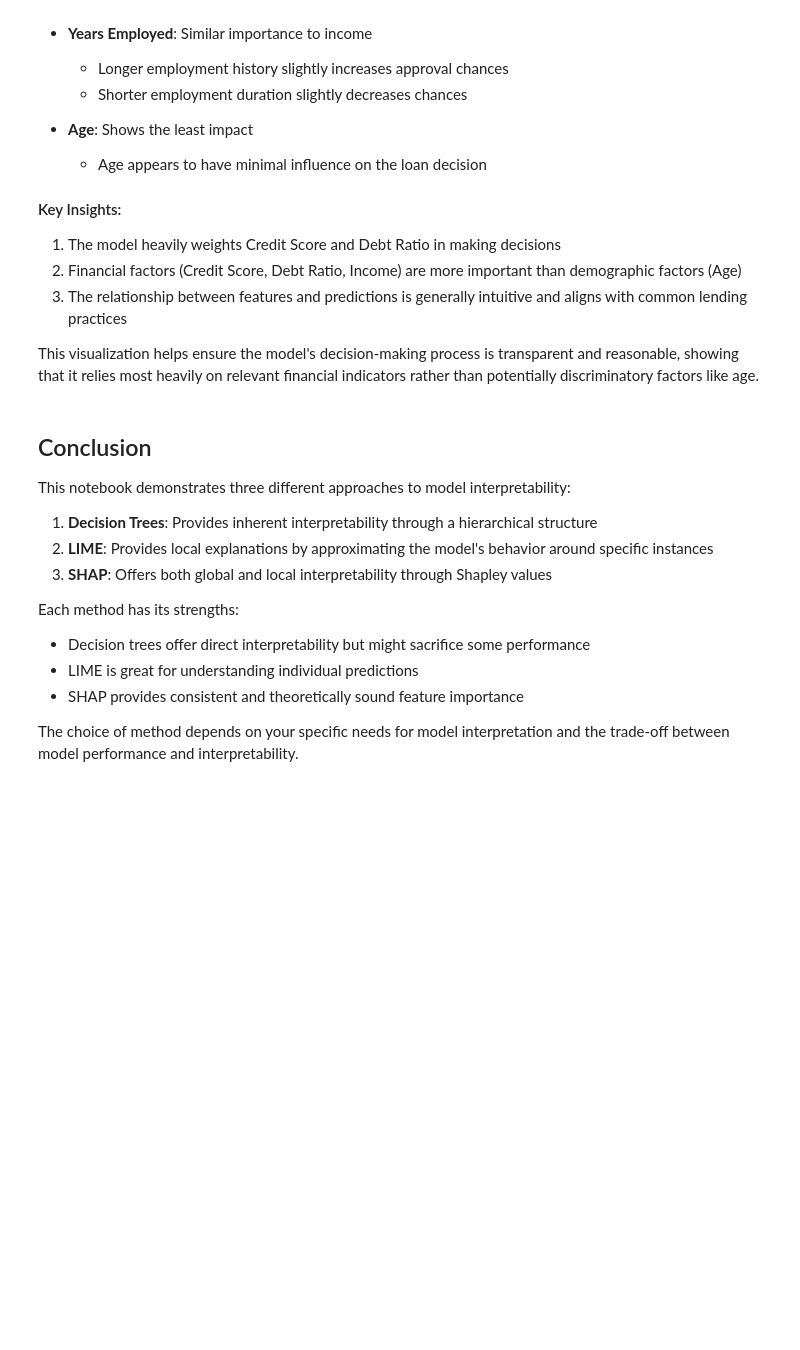
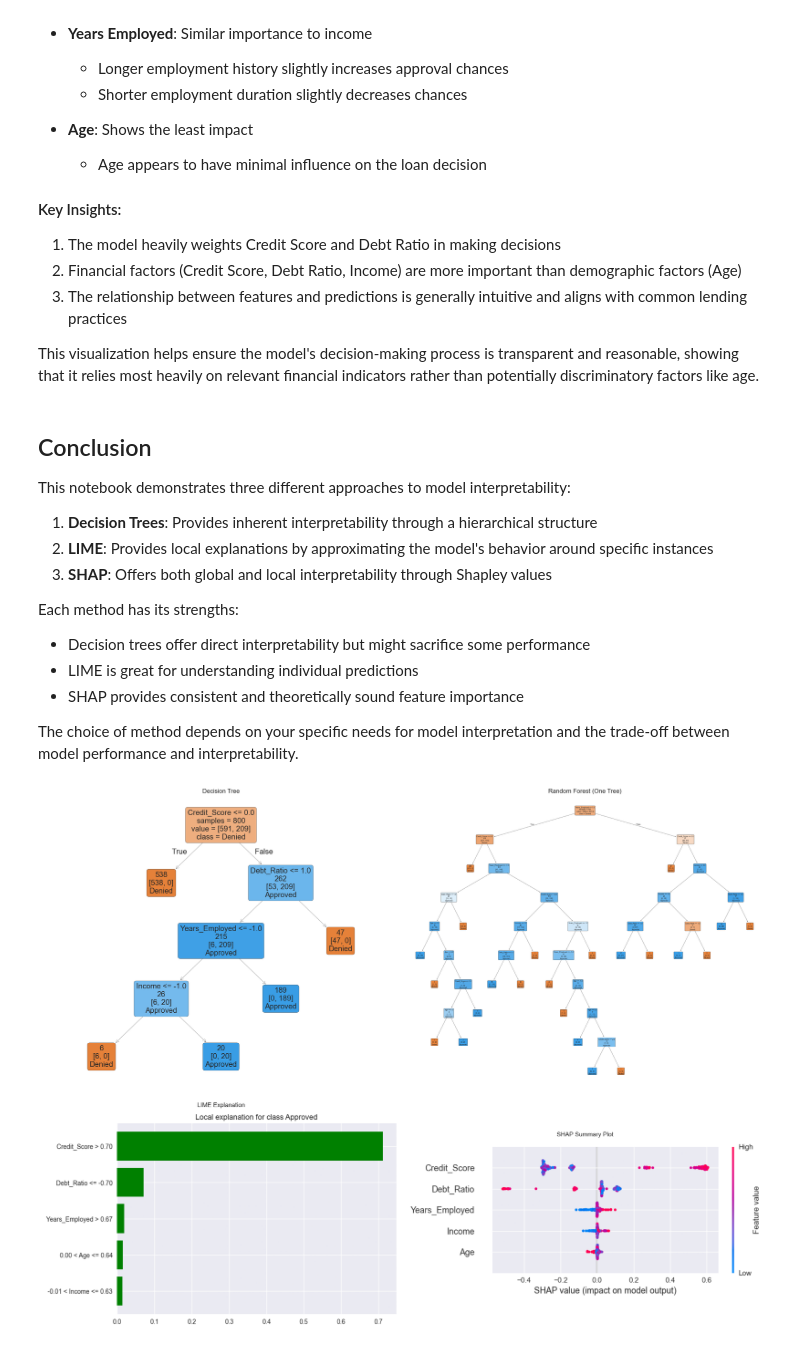
Before and after one commit to Prof-it/explain-ai, a Jupyter notebook: model_interpretability/model_explanations.ipynb, the cells around one changed output. Saved outputs shown, nothing was run; the diff lists cells and outputs as text; code cells hidden in the pictures; blank space fills up the shorter version.

```diff
--- a/model_interpretability/model_explanations.ipynb
+++ b/model_interpretability/model_explanations.ipynb
@@ -292,3 +292,68 @@ Each method has its strengths:
 
 
 The choice of method depends on your specific needs for model interpretation and the trade-off between model performance and interpretability.
+# %%
+import matplotlib.pyplot as plt
+from sklearn.tree import plot_tree
+import matplotlib.image as mpimg
+
+# Save LIME explanation as image
+lime_fig = exp.as_pyplot_figure()
+lime_fig.savefig("lime_explanation.png", bbox_inches='tight')
+plt.close(lime_fig)
+
+# Save SHAP summary as image
+shap.summary_plot(shap_values_positive, feature_df, show=False)
+plt.savefig("shap_summary.png", bbox_inches='tight')
+plt.close(plt.gcf())
+
+# Create the 2x2 grid for subplots
+fig, axs = plt.subplots(2, 2, figsize=(20, 16))
+
+# Top-left: Decision Tree
+plot_tree(
+    dt_model,
+    feature_names=feature_names,
+    class_names=['Denied', 'Approved'],
+    filled=True,
+    rounded=True,
+    impurity=False,
+    proportion=False,
+    precision=0,
+    label='root',
+    ax=axs[0, 0]
+)
+axs[0, 0].set_title('Decision Tree')
+
+# Top-right: Random Forest (first tree)
+plot_tree(
+    rf_model.estimators_[0],
+    feature_names=feature_names,
+    class_names=['Denied', 'Approved'],
+    filled=True,
+    rounded=True,
+    impurity=False,
+    proportion=False,
+    precision=0,
+    label='root',
+    ax=axs[0, 1]
+)
+axs[0, 1].set_title('Random Forest (One Tree)')
+
+# Bottom-left: LIME Explanation (as image)
+lime_img = mpimg.imread("lime_explanation.png")
+axs[1, 0].imshow(lime_img)
+axs[1, 0].axis('off')
+axs[1, 0].set_title('LIME Explanation')
+
+# Bottom-right: SHAP Summary Plot (as image)
+shap_img = mpimg.imread("shap_summary.png")
+axs[1, 1].imshow(shap_img)
+axs[1, 1].axis('off')
+axs[1, 1].set_title('SHAP Summary Plot')
+
+plt.tight_layout()
+plt.savefig("model_interpretability_grid.png", dpi=300, bbox_inches='tight')
+plt.show()
+# %% [output]
+[figure, added]
```
Also changed, not shown: 12 other files.
